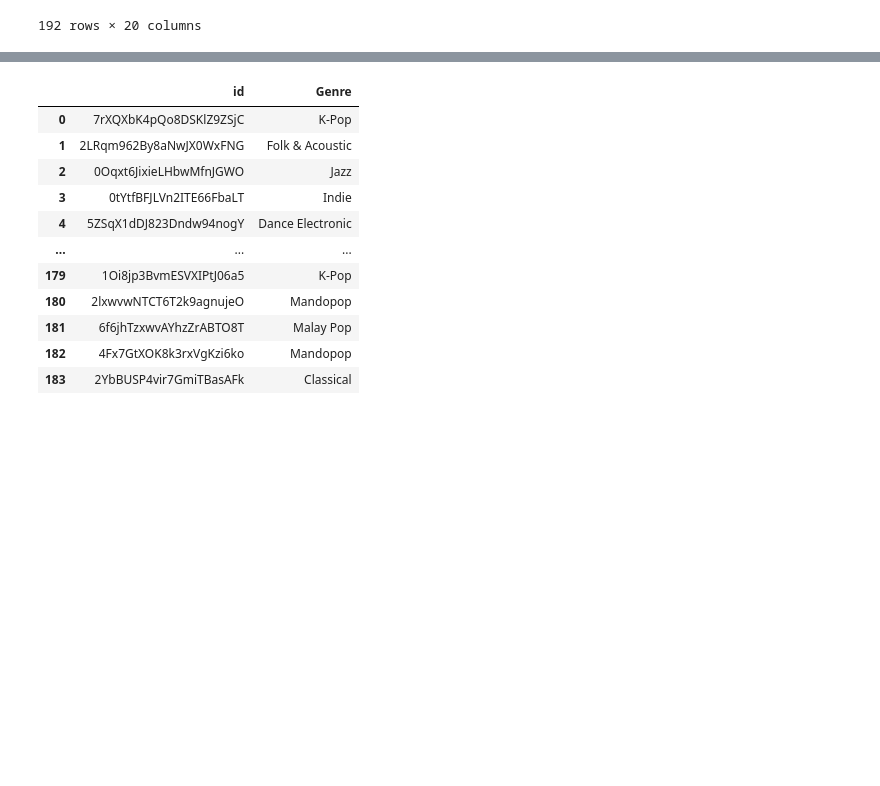
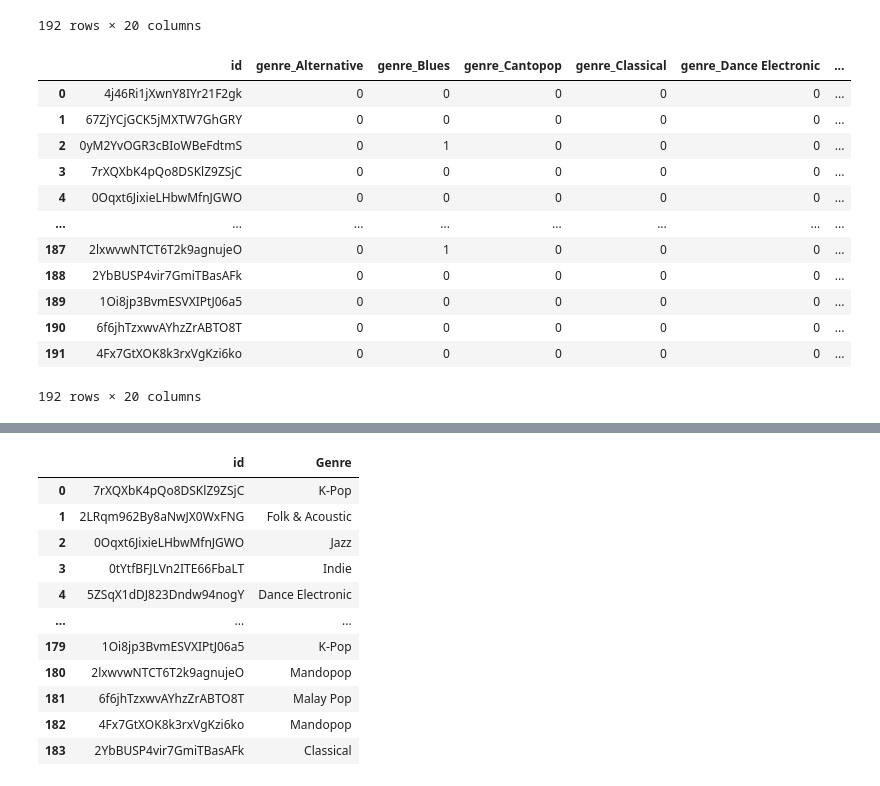
Before and after one commit to Hanyu0118/IS3107_letsgo, a Jupyter notebook: BigQuery/Prediction/prediction.ipynb, the cells around one changed output, grey strips where cells are left out. Saved outputs shown, nothing was run; the diff lists cells and outputs as text; code cells hidden in the pictures; blank space fills up the shorter version.

```diff
--- a/BigQuery/Prediction/prediction.ipynb
+++ b/BigQuery/Prediction/prediction.ipynb
@@ -78,6 +78,22 @@ genre
 #Set columns
 labels = pd.read_csv('../../Model/Genre Prediction Label.csv')
 genre.columns = ['id'] + labels['Label'].to_list()
+# %%
+genre
+# %% [output]
+|  | id | genre_Alternative | genre_Blues | genre_Cantopop | genre_Classical | genre_Dance Electronic | ... |
+| 0 | 4j46Ri1jXwnY8IYr21F2gk | 0 | 0 | 0 | 0 | 0 | ... |
+| 1 | 67ZjYCjGCK5jMXTW7GhGRY | 0 | 0 | 0 | 0 | 0 | ... |
+| 2 | 0yM2YvOGR3cBIoWBeFdtmS | 0 | 1 | 0 | 0 | 0 | ... |
+| 3 | 7rXQXbK4pQo8DSKlZ9ZSjC | 0 | 0 | 0 | 0 | 0 | ... |
+| 4 | 0Oqxt6JixieLHbwMfnJGWO | 0 | 0 | 0 | 0 | 0 | ... |
+| ... | ... | ... | ... | ... | ... | ... | ... |
+| 187 | 2lxwvwNTCT6T2k9agnujeO | 0 | 1 | 0 | 0 | 0 | ... |
+| 188 | 2YbBUSP4vir7GmiTBasAFk | 0 | 0 | 0 | 0 | 0 | ... |
+| 189 | 1Oi8jp3BvmESVXIPtJ06a5 | 0 | 0 | 0 | 0 | 0 | ... |
+| 190 | 6f6jhTzxwvAYhzZrABTO8T | 0 | 0 | 0 | 0 | 0 | ... |
+| 191 | 4Fx7GtXOK8k3rxVgKzi6ko | 0 | 0 | 0 | 0 | 0 | ... |
+192 rows × 20 columns
 # %%
 #Melt
 genre_unpivot = genre.melt(
```
Also changed, not shown: parts of 16 cells of this notebook, 14 other files.
